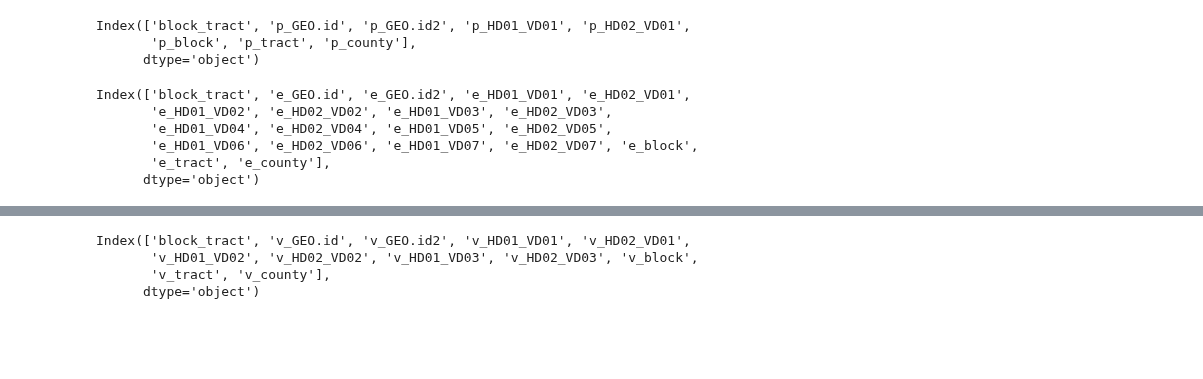
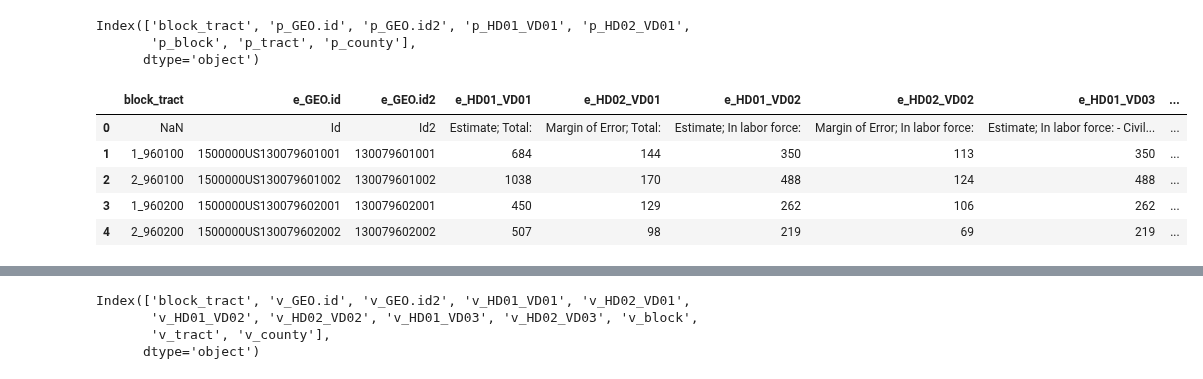
Before and after one commit to asensio-lab/albany-housing-analytics, a Jupyter notebook: census_processing/olivia_census-Copy1.ipynb, the cells around one changed output, grey strips where cells are left out. Drawn from its saved outputs; the diff is of its cells as text; code cells hidden in the pictures; blank space fills up the shorter version.

```diff
--- a/census_processing/olivia_census-Copy1.ipynb
+++ b/census_processing/olivia_census-Copy1.ipynb
@@ -367,19 +341,19 @@ Index(['block_tract', 'p_GEO.id', 'p_GEO.id2', 'p_HD01_VD01', 'p_HD02_VD01',
 # %%
 l = len(df_employment.columns)
 a = df_employment.columns
 for j in range(0,l-1):
     i = a[j]
     df_employment['e_'+i] = df_employment[i]
     df_employment = df_employment.drop(columns=i)
 
-df_employment.columns
+df_employment.head()
 # %% [output]
-Index(['block_tract', 'e_GEO.id', 'e_GEO.id2', 'e_HD01_VD01', 'e_HD02_VD01',
-       'e_HD01_VD02', 'e_HD02_VD02', 'e_HD01_VD03', 'e_HD02_VD03',
-       'e_HD01_VD04', 'e_HD02_VD04', 'e_HD01_VD05', 'e_HD02_VD05',
-       'e_HD01_VD06', 'e_HD02_VD06', 'e_HD01_VD07', 'e_HD02_VD07', 'e_block',
-       'e_tract', 'e_county'],
-      dtype='object')
+|  | block_tract | e_GEO.id | e_GEO.id2 | e_HD01_VD01 | e_HD02_VD01 | e_HD01_VD02 | e_HD02_VD02 | e_HD01_VD03 | ... |
+| 0 | NaN | Id | Id2 | Estimate; Total: | Margin of Error; Total: | Estimate; In labor force: | Margin of Error; In labor force: | Estimate; In labor force: - Civil... | ... |
+| 1 | 1_960100 | 1500000US130079601001 | 130079601001 | 684 | 144 | 350 | 113 | 350 | ... |
+| 2 | 2_960100 | 1500000US130079601002 | 130079601002 | 1038 | 170 | 488 | 124 | 488 | ... |
+| 3 | 1_960200 | 1500000US130079602001 | 130079602001 | 450 | 129 | 262 | 106 | 262 | ... |
+| 4 | 2_960200 | 1500000US130079602002 | 130079602002 | 507 | 98 | 219 | 69 | 219 | ... |
 # %%
 l = len(df_owner_renter.columns)
 a = df_owner_renter.columns
```
Also changed, not shown: parts of 5 cells of this notebook.
